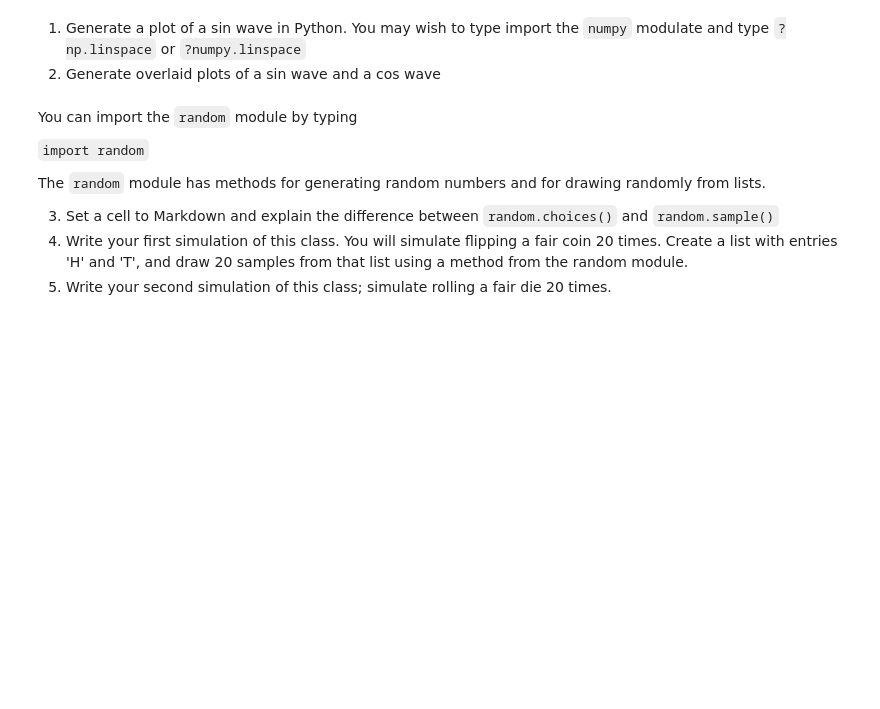
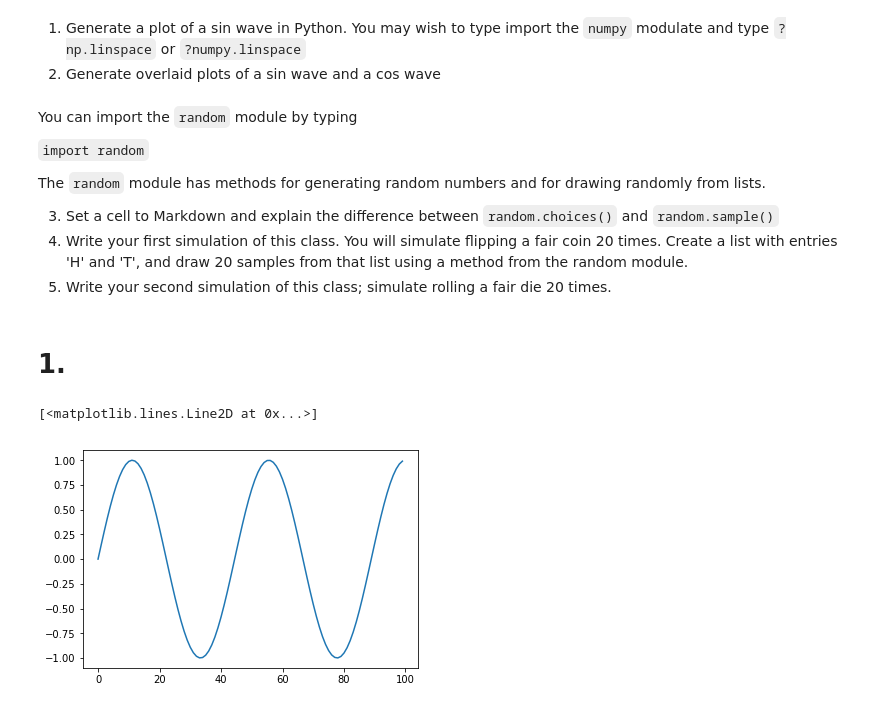
Before and after one commit to hodsonus/ece-stats, a Jupyter notebook: lectures/Lecture+3+Assignment.ipynb, the cells around one changed output. Cells and saved outputs as stored; diff of their text form; code cells hidden in the pictures; blank space fills up the shorter version.

````diff
--- a/lectures/Lecture+3+Assignment.ipynb
+++ b/lectures/Lecture+3+Assignment.ipynb
@@ -23,3 +23,5 @@
 3. Set a cell to Markdown and explain the difference between ```random.choices()``` and ```random.sample()```
 4. Write your first simulation of this class. You will simulate flipping a fair coin 20 times. Create a list with entries 'H' and 'T', and draw 20 samples from that list using a method from the random module.
 5. Write your second simulation of this class; simulate rolling a fair die 20 times.
+# %% [markdown]
+# 1.
@@ -25,0 +33,12 @@
+# %%
+sins = []
+coss = []
+
+for x in np.linspace(0,14,100): # approximately 2 phases of the wave
+    sins += [np.sin(x)]
+    coss += [np.cos(x)]
+# %%
+plt.plot(sins)
+# %% [output]
+[<matplotlib.lines.Line2D at 0x...>]
+[figure, added]
````
Also changed, not shown: parts of 13 cells of this notebook, 1 other file.
